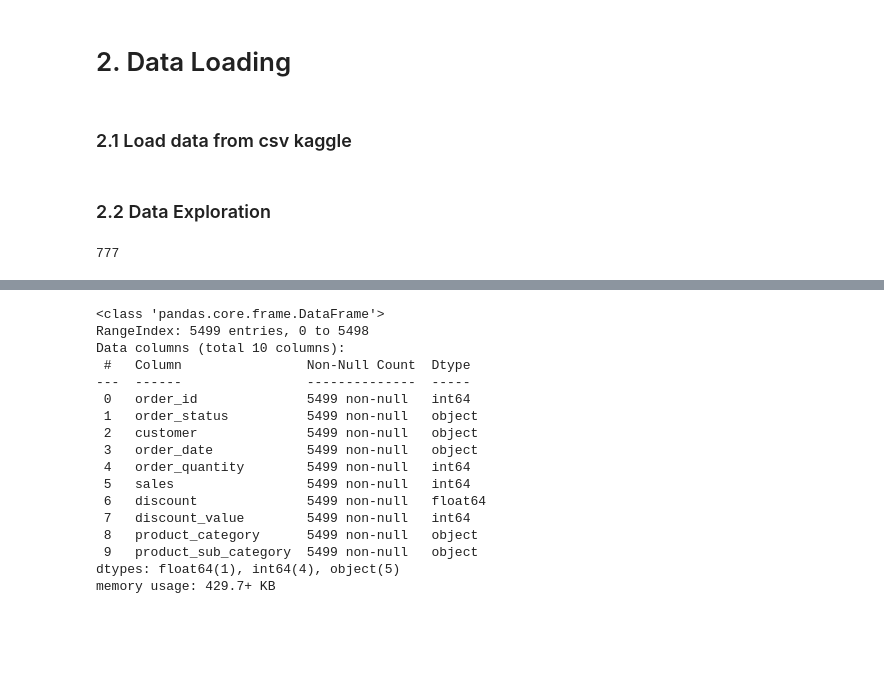
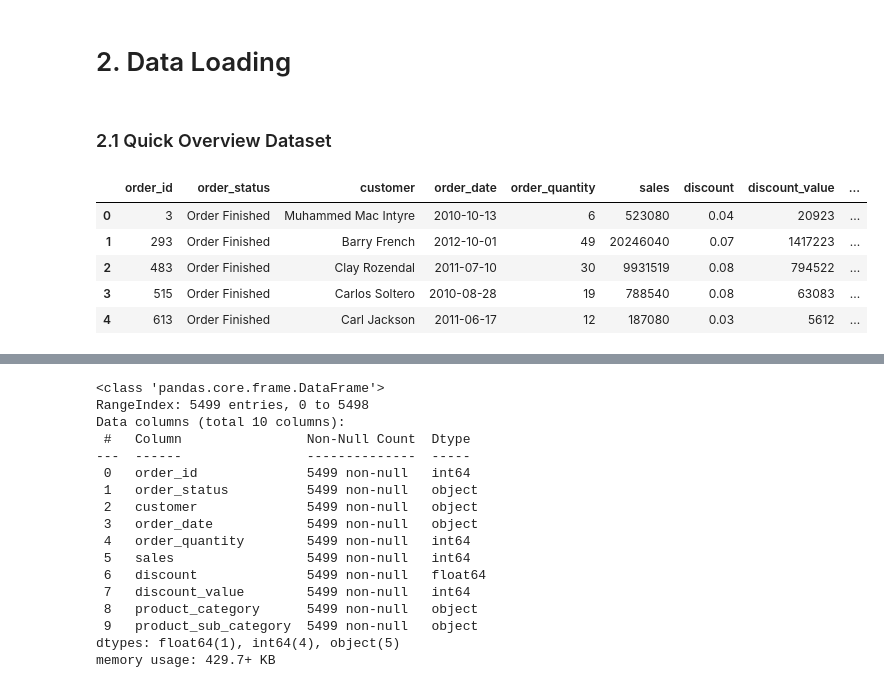
Before and after one commit to yudish8/DQLAB-Sales-Performance-Exploration-Data-Analysis, a Jupyter notebook: h8dsft_Milestone1_yudis_aditya.ipynb, the cells around one changed output, grey strips where cells are left out. Saved outputs shown, nothing was run; the diff lists cells and outputs as text; code cells hidden in the pictures; blank space fills up the shorter version.

Commit message:
Revision data loading and data cleaning

```diff
--- a/h8dsft_Milestone1_yudis_aditya.ipynb
+++ b/h8dsft_Milestone1_yudis_aditya.ipynb
@@ -51,2 +49,2 @@ import seaborn as sns
 # %% [markdown]
-<h3>2.1 Load data from csv kaggle</h3>
+<h3>2.1 Quick Overview Dataset</h3>
@@ -63,7 +51,10 @@ df = pd.read_csv('sales_performance.csv')
-# %% [markdown]
-<h3>2.2 Data Exploration</h3>
 # %%
 # get 5 data from above df
-df['customer'].nunique()
+df.head()
 # %% [output]
-777
+|  | order_id | order_status | customer | order_date | order_quantity | sales | discount | discount_value | ... |
+| 0 | 3 | Order Finished | Muhammed Mac Intyre | 2010-10-13 | 6 | 523080 | 0.04 | 20923 | ... |
+| 1 | 293 | Order Finished | Barry French | 2012-10-01 | 49 | 20246040 | 0.07 | 1417223 | ... |
+| 2 | 483 | Order Finished | Clay Rozendal | 2011-07-10 | 30 | 9931519 | 0.08 | 794522 | ... |
+| 3 | 515 | Order Finished | Carlos Soltero | 2010-08-28 | 19 | 788540 | 0.08 | 63083 | ... |
+| 4 | 613 | Order Finished | Carl Jackson | 2011-06-17 | 12 | 187080 | 0.03 | 5612 | ... |
```
Also changed, not shown: parts of 56 cells of this notebook, 1 other file.
